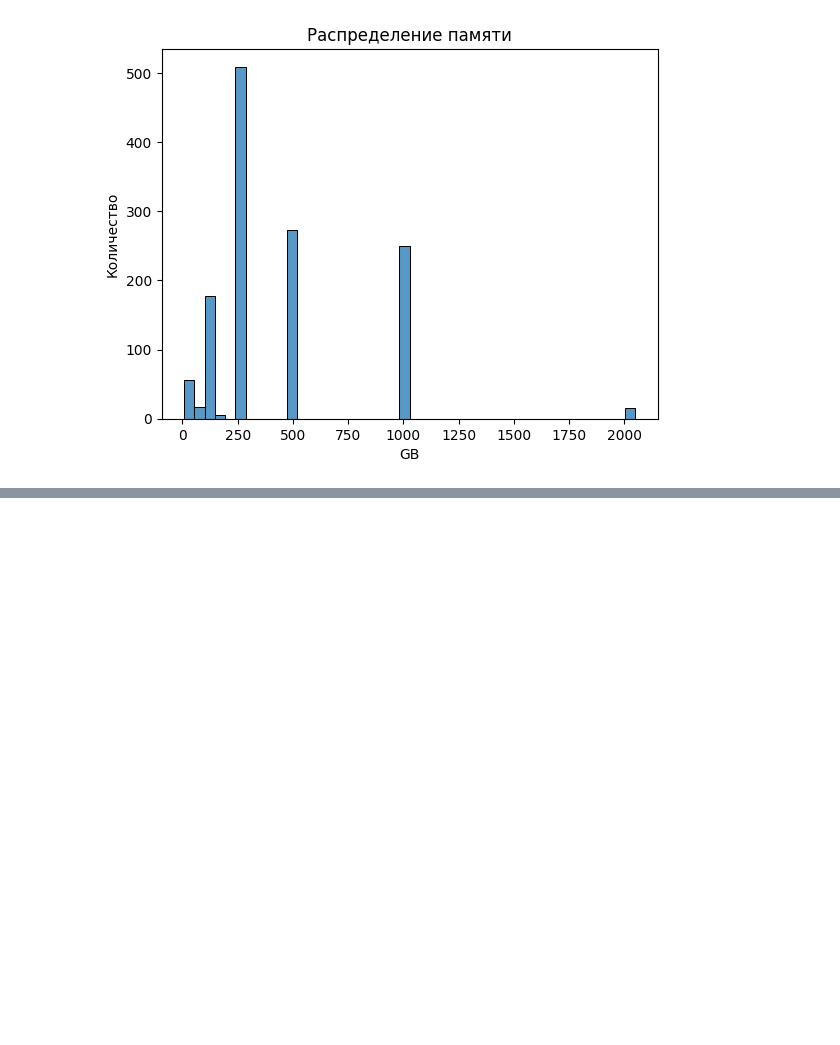
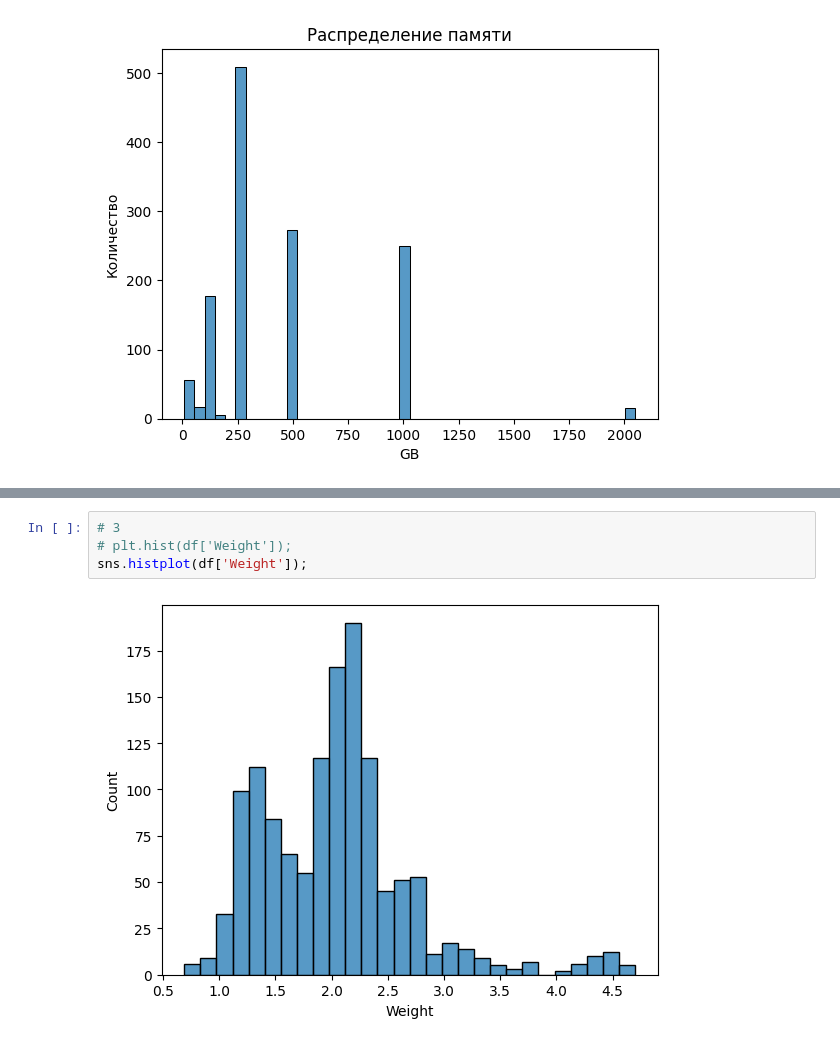
Before and after one commit to Valentinadjdj/DomRabota1, a Jupyter notebook: Seminar2_4.ipynb, the cells around one changed output, grey strips where cells are left out. Cells and saved outputs as stored; diff of their text form; blank space fills up the shorter version.

```diff
--- a/Seminar2_4.ipynb
+++ b/Seminar2_4.ipynb
@@ -552,0 +560,6 @@ Text(0, 0.5, 'Количество')
+# %%
+# 3
+# plt.hist(df['Weight']);
+sns.histplot(df['Weight']);
+# %% [output]
+[figure, added]
```
Also changed, not shown: parts of 8 cells of this notebook.
